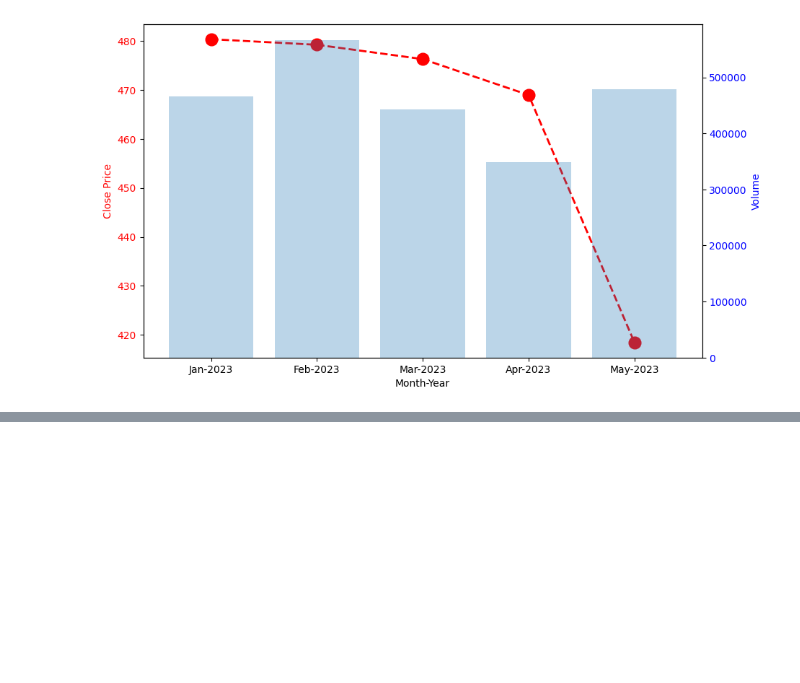
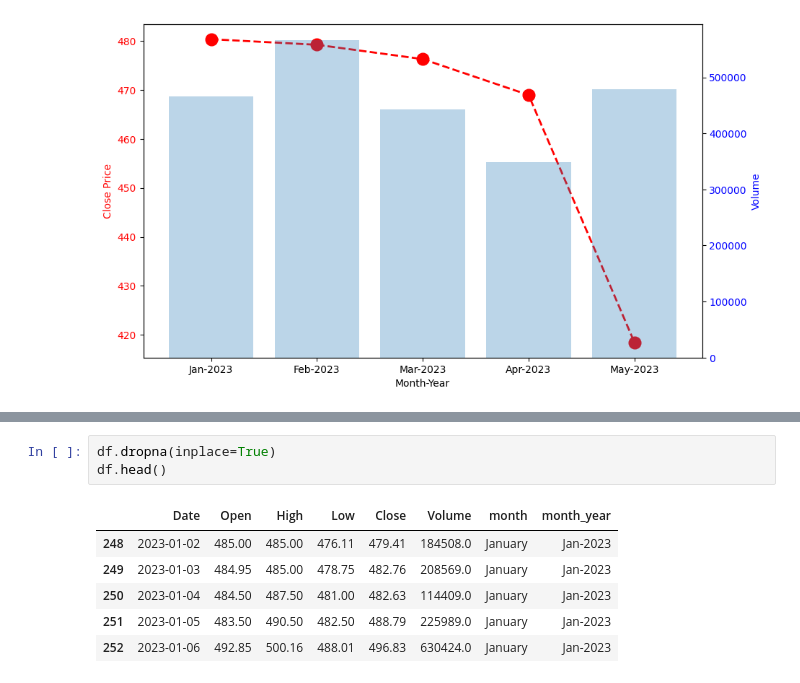
Before and after one commit to saimsheikh/PSX-stock-prediction, a Jupyter notebook: Data_cleaning.ipynb, the cells around one changed output, grey strips where cells are left out. Saved outputs shown, nothing was run; the diff lists cells and outputs as text; blank space fills up the shorter version.

```diff
--- a/Data_cleaning.ipynb
+++ b/Data_cleaning.ipynb
@@ -174,0 +202,10 @@ plt.show()
+# %%
+df.dropna(inplace=True)
+df.head()
+# %% [output]
+|  | Date | Open | High | Low | Close | Volume | month | month_year |
+| 248 | 2023-01-02 | 485.00 | 485.00 | 476.11 | 479.41 | 184508.0 | January | Jan-2023 |
+| 249 | 2023-01-03 | 484.95 | 485.00 | 478.75 | 482.76 | 208569.0 | January | Jan-2023 |
+| 250 | 2023-01-04 | 484.50 | 487.50 | 481.00 | 482.63 | 114409.0 | January | Jan-2023 |
+| 251 | 2023-01-05 | 483.50 | 490.50 | 482.50 | 488.79 | 225989.0 | January | Jan-2023 |
+| 252 | 2023-01-06 | 492.85 | 500.16 | 488.01 | 496.83 | 630424.0 | January | Jan-2023 |
```
Also changed, not shown: parts of 4 cells of this notebook, 2 other files.
